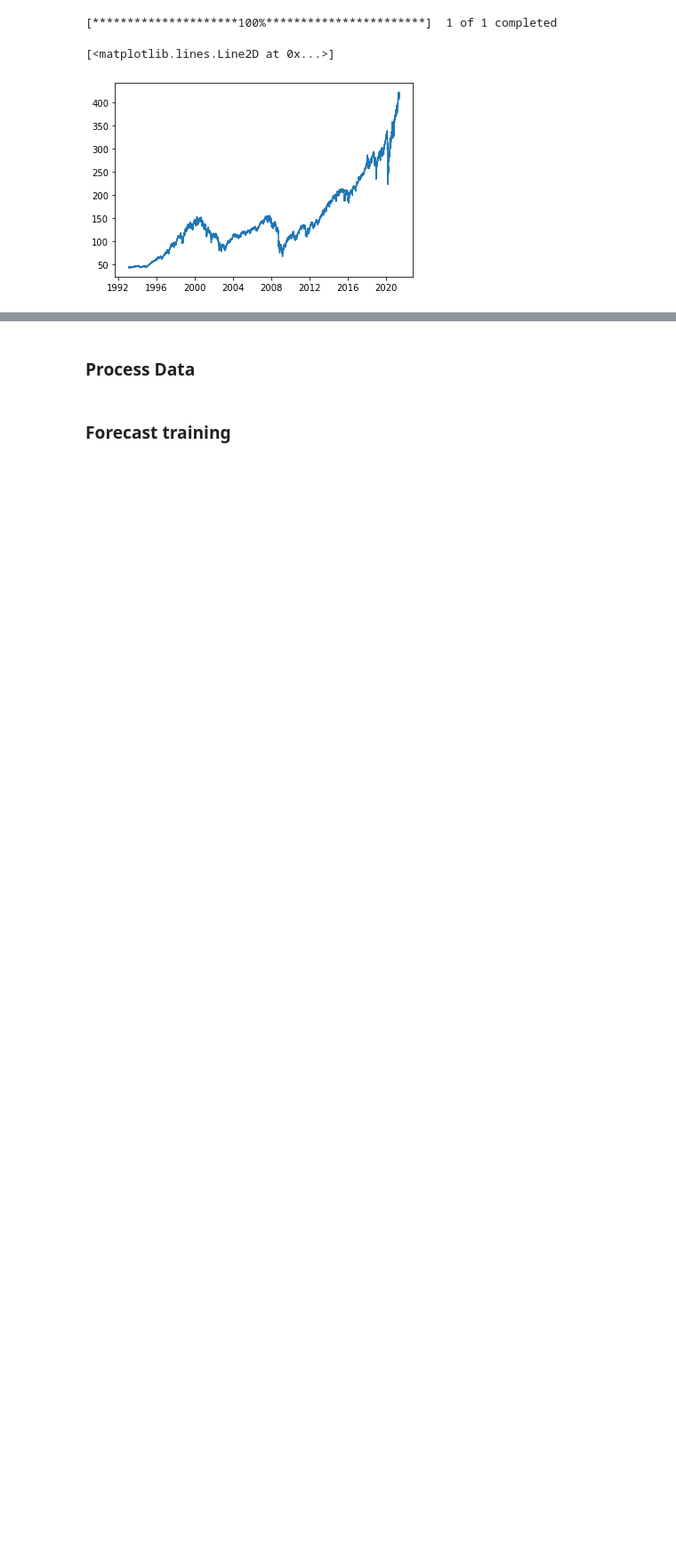
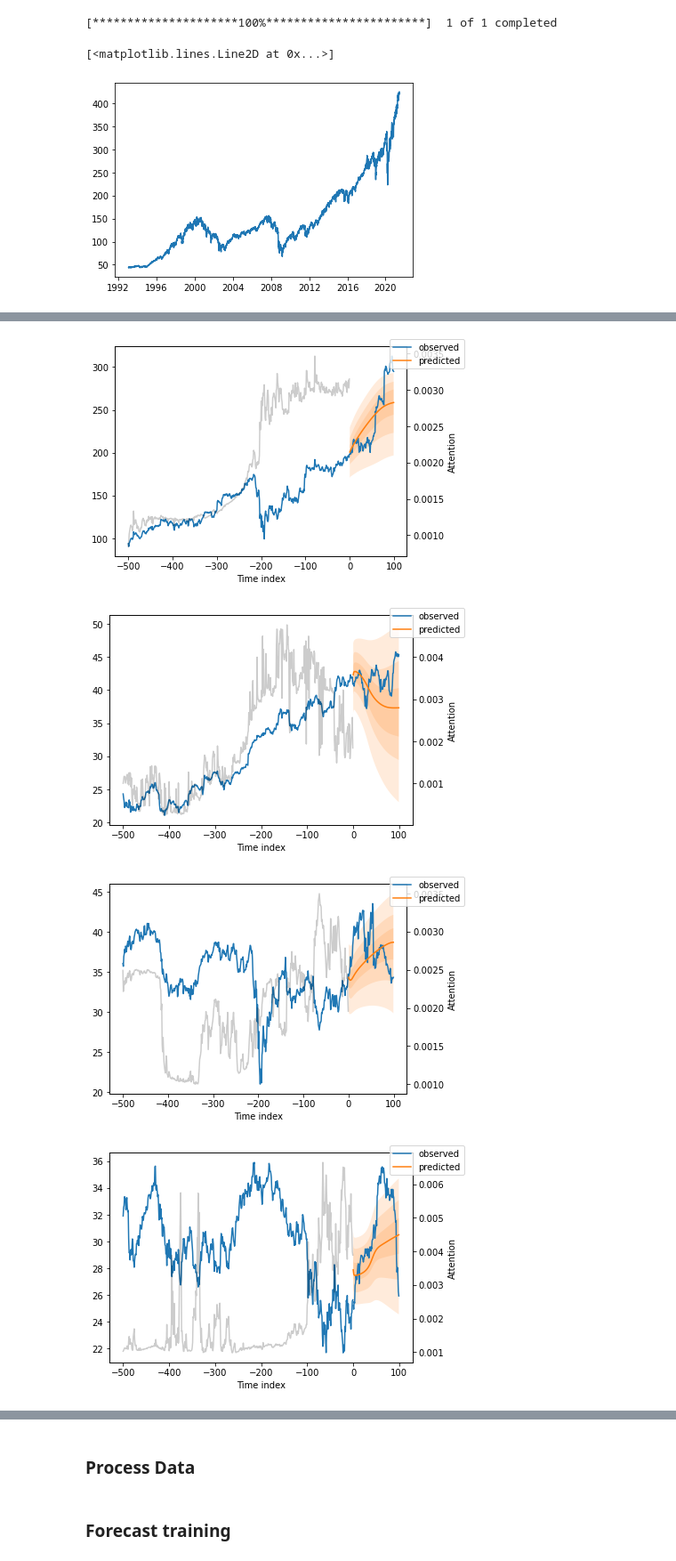
Before and after one commit to dukesky/StockRistAnalysis, a Jupyter notebook: StockDataExplore.ipynb, the cells around one changed output, grey strips where cells are left out. Shown: that part at 89% size. Saved outputs shown, nothing was run; the diff lists cells and outputs as text; code cells hidden in the pictures; blank space fills up the shorter version.

```diff
--- a/StockDataExplore.ipynb
+++ b/StockDataExplore.ipynb
@@ -186,0 +399,20 @@ Name: To Grade, dtype: int64
+# %%
+from pytorch_forecasting.metrics import SMAPE
+# calculate metric by which to display
+predictions = best_tft.predict(val_dataloader )
+mean_losses = SMAPE(reduction="none")(predictions, actuals).mean(1)
+indices = mean_losses.argsort(descending=True)  # sort losses
+raw_predictions,x = best_tft.predict(val_dataloader, mode="raw", return_x=True)
+# show only two examples for demonstration purposes
+for idx in range(200,210):
+    best_tft.plot_prediction(
+        x,
+        raw_predictions,
+        idx=indices[idx],
+#         add_loss_to_title=SMAPE()
+    )
+# %% [output]
+[figure, added]
+[figure, added]
+[figure, added]
+[figure, added]
```
Also changed, not shown: parts of 54 cells of this notebook, 2 other files.
